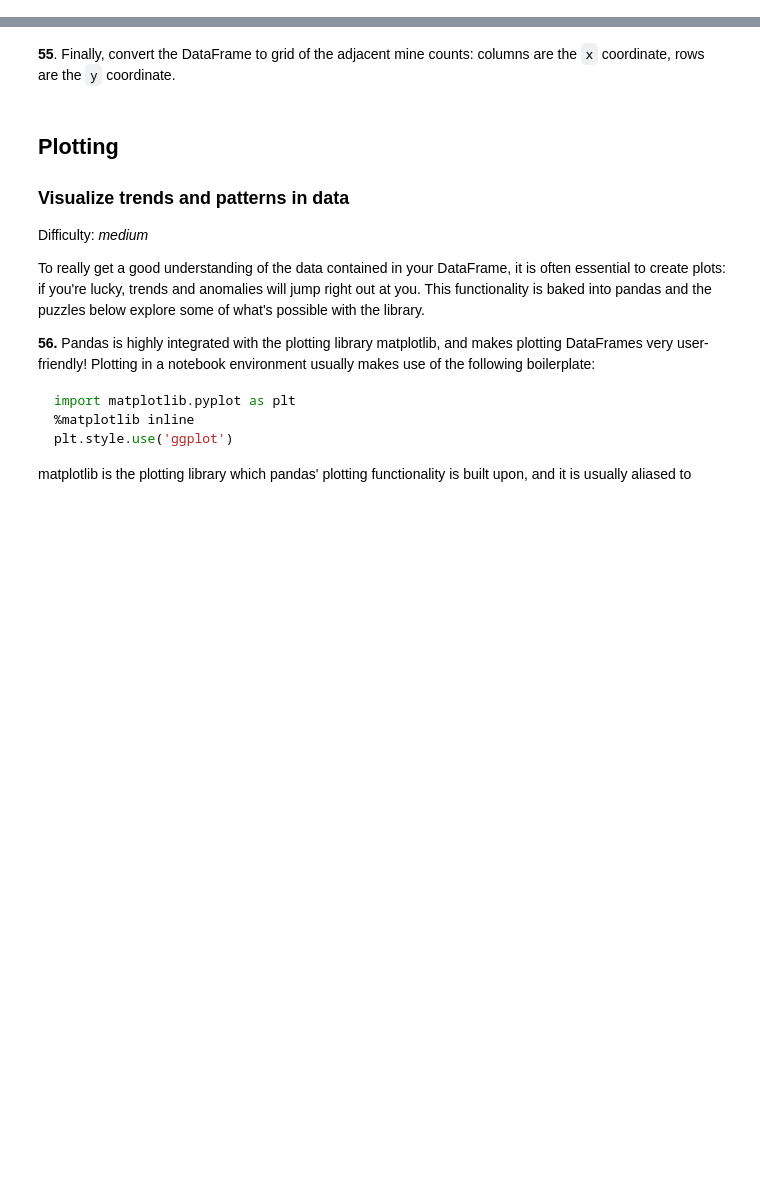
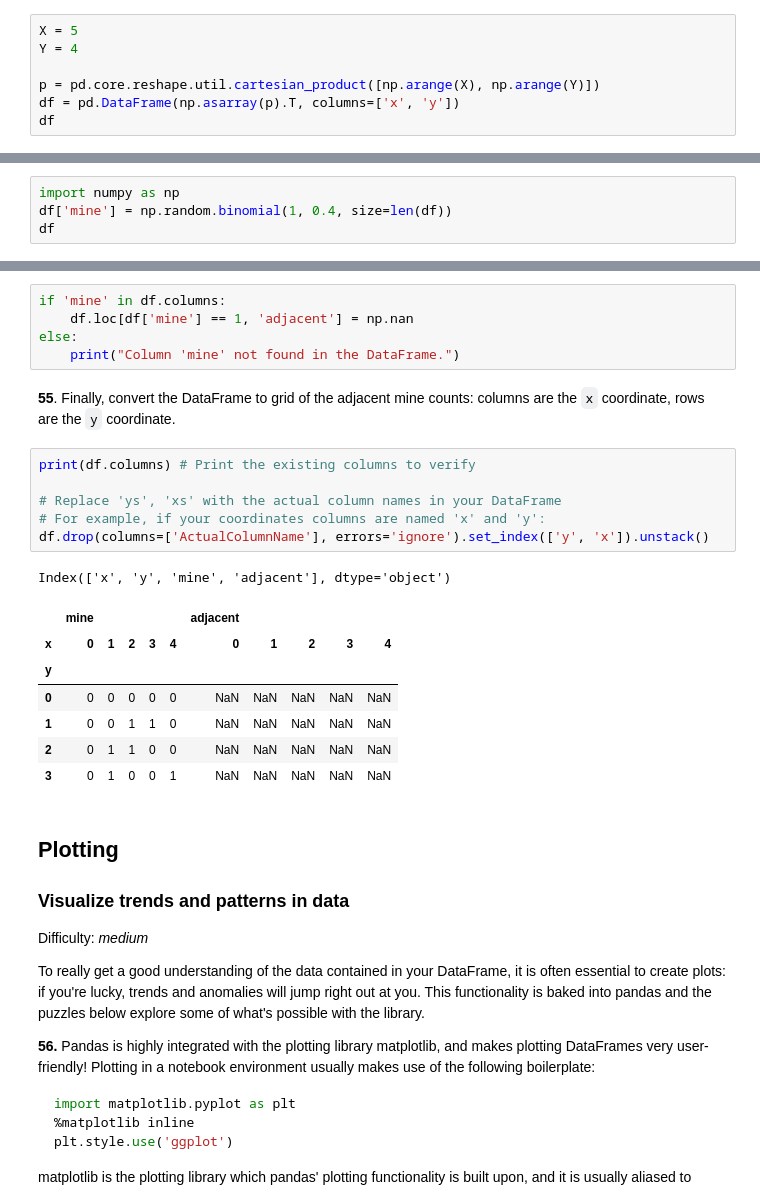
Before and after one commit to akkiakshi/akhilaf9, a Jupyter notebook: assignments/100_pandas_puzzles.ipynb, the cells around one changed output, grey strips where cells are left out. Cells and saved outputs as stored; diff of their text form; blank space fills up the shorter version.

````diff
--- a/assignments/100_pandas_puzzles.ipynb
+++ b/assignments/100_pandas_puzzles.ipynb
@@ -432,3 +944,10 @@ To begin, generate a DataFrame `df` with two columns, `'x'` and `'y'` containing
 1  0  1
 2  0  2
 ```
+# %%
+X = 5
+Y = 4
+
+p = pd.core.reshape.util.cartesian_product([np.arange(X), np.arange(Y)])
+df = pd.DataFrame(np.asarray(p).T, columns=['x', 'y'])
+df
@@ -435,2 +972,6 @@ To begin, generate a DataFrame `df` with two columns, `'x'` and `'y'` containing
 # %% [markdown]
 **52**. For this DataFrame `df`, create a new column of zeros (safe) and ones (mine). The probability of a mine occuring at each location should be 0.4.
+# %%
+import numpy as np
+df['mine'] = np.random.binomial(1, 0.4, size=len(df))
+df
@@ -440,8 +999,28 @@ To begin, generate a DataFrame `df` with two columns, `'x'` and `'y'` containing
 (E.g. for the first row, which is the entry for the coordinate `(0, 0)`, count how many mines are found on the coordinates `(0, 1)`, `(1, 0)` and `(1, 1)`.)
 # %% [markdown]
 **54**. For rows of the DataFrame that contain a mine, set the value in the `'adjacent'` column to NaN.
+# %%
+if 'mine' in df.columns:
+    df.loc[df['mine'] == 1, 'adjacent'] = np.nan
+else:
+    print("Column 'mine' not found in the DataFrame.")
 # %% [markdown]
 **55**. Finally, convert the DataFrame to grid of the adjacent mine counts: columns are the `x` coordinate, rows are the `y` coordinate.
+# %%
+print(df.columns) # Print the existing columns to verify
+
+# Replace 'ys', 'xs' with the actual column names in your DataFrame
+# For example, if your coordinates columns are named 'x' and 'y':
+df.drop(columns=['ActualColumnName'], errors='ignore').set_index(['y', 'x']).unstack()
+# %% [output]
+Index(['x', 'y', 'mine', 'adjacent'], dtype='object')
+|  | mine |  |  |  |  | adjacent |  |  |  |  |
+| x | 0 | 1 | 2 | 3 | 4 | 0 | 1 | 2 | 3 | 4 |
+| y |  |  |  |  |  |  |  |  |  |  |
+| 0 | 0 | 0 | 0 | 0 | 0 | NaN | NaN | NaN | NaN | NaN |
+| 1 | 0 | 0 | 1 | 1 | 0 | NaN | NaN | NaN | NaN | NaN |
+| 2 | 0 | 1 | 1 | 0 | 0 | NaN | NaN | NaN | NaN | NaN |
+| 3 | 0 | 1 | 0 | 0 | 1 | NaN | NaN | NaN | NaN | NaN |
 # %% [markdown]
 ## Plotting
 
````
Also changed, not shown: parts of 52 cells of this notebook.
